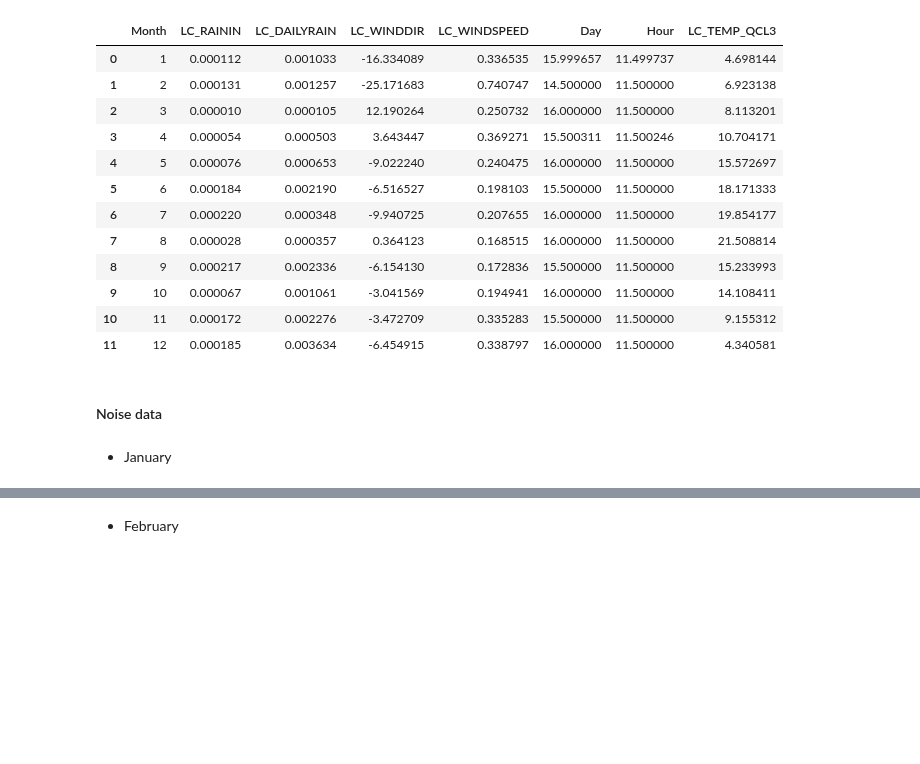
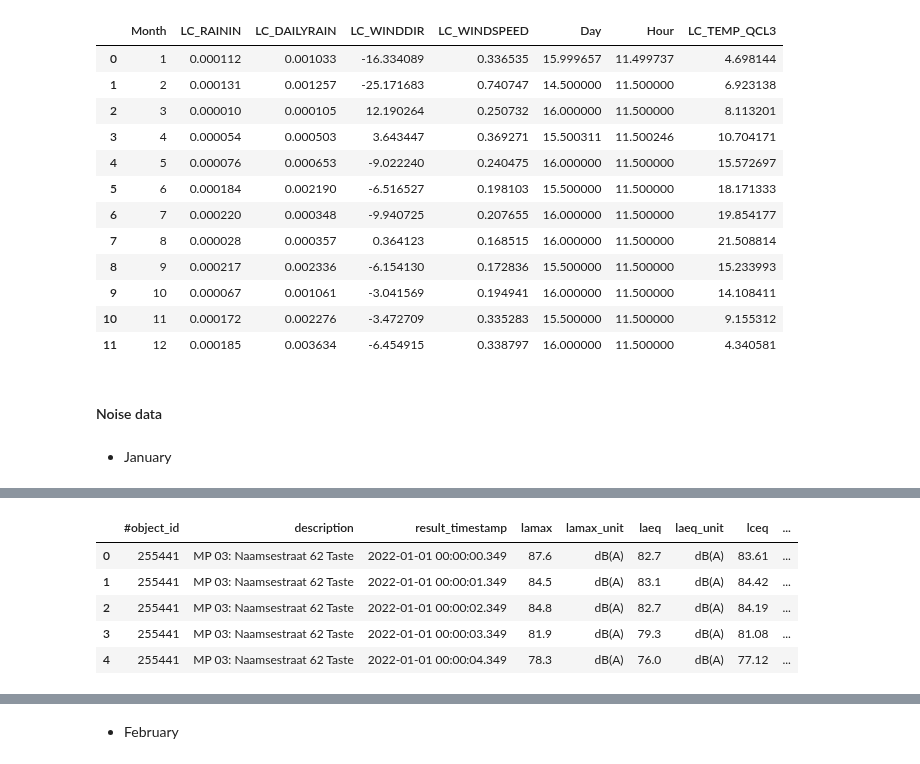
Before and after one commit to lennertvanh/MDA-Georgia, a Jupyter notebook: Preprocessing.ipynb, the cells around one changed output, grey strips where cells are left out. Cells and saved outputs as stored; diff of their text form; code cells hidden in the pictures; blank space fills up the shorter version.

```diff
--- a/Preprocessing.ipynb
+++ b/Preprocessing.ipynb
@@ -214,11 +232,16 @@ del dfs # deleting the separate dataframes to minimize memory usage
 # %%
-# extract the date, month, hour, minute of "result_timestamp"
+# extract the month, day, hour, minute of "result_timestamp"
 combined_jan['result_timestamp'] = pd.to_datetime(combined_jan['result_timestamp'], format='%d/%m/%Y %H:%M:%S.%f')
-
-combined_jan['result_date'] = combined_jan['result_timestamp'].dt.date
-combined_jan['result_month'] = combined_jan['result_timestamp'].dt.month
-combined_jan['result_day'] = combined_jan['result_timestamp'].dt.day
-combined_jan['result_hour'] = combined_jan['result_timestamp'].dt.hour
-combined_jan['result_minute'] = combined_jan['result_timestamp'].dt.minute
+combined_jan['month'] = combined_jan['result_timestamp'].dt.month
+combined_jan['day'] = combined_jan['result_timestamp'].dt.day
+combined_jan['hour'] = combined_jan['result_timestamp'].dt.hour
+#combined_jan['minute'] = combined_jan['result_timestamp'].dt.minute
 
 combined_jan.head()
+# %% [output]
+|  | #object_id | description | result_timestamp | lamax | lamax_unit | laeq | laeq_unit | lceq | ... |
+| 0 | 255441 | MP 03: Naamsestraat 62 Taste | 2022-01-01 00:00:00.349 | 87.6 | dB(A) | 82.7 | dB(A) | 83.61 | ... |
+| 1 | 255441 | MP 03: Naamsestraat 62 Taste | 2022-01-01 00:00:01.349 | 84.5 | dB(A) | 83.1 | dB(A) | 84.42 | ... |
+| 2 | 255441 | MP 03: Naamsestraat 62 Taste | 2022-01-01 00:00:02.349 | 84.8 | dB(A) | 82.7 | dB(A) | 84.19 | ... |
+| 3 | 255441 | MP 03: Naamsestraat 62 Taste | 2022-01-01 00:00:03.349 | 81.9 | dB(A) | 79.3 | dB(A) | 81.08 | ... |
+| 4 | 255441 | MP 03: Naamsestraat 62 Taste | 2022-01-01 00:00:04.349 | 78.3 | dB(A) | 76.0 | dB(A) | 77.12 | ... |
```
Also changed, not shown: parts of 26 cells of this notebook.
